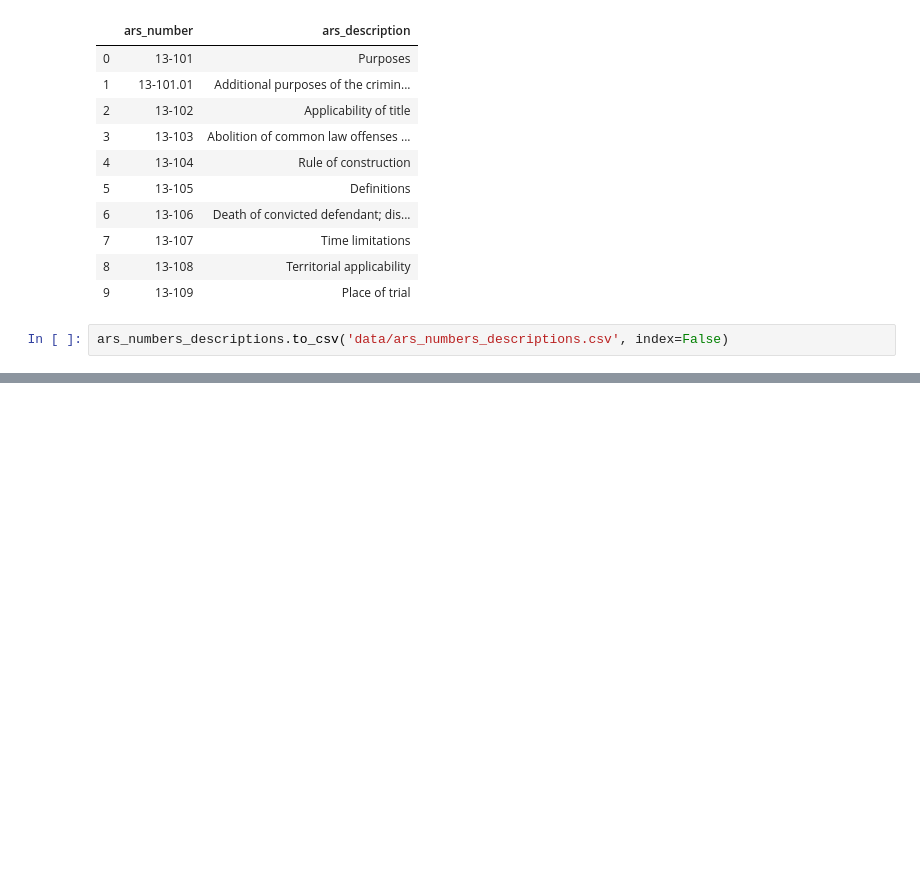
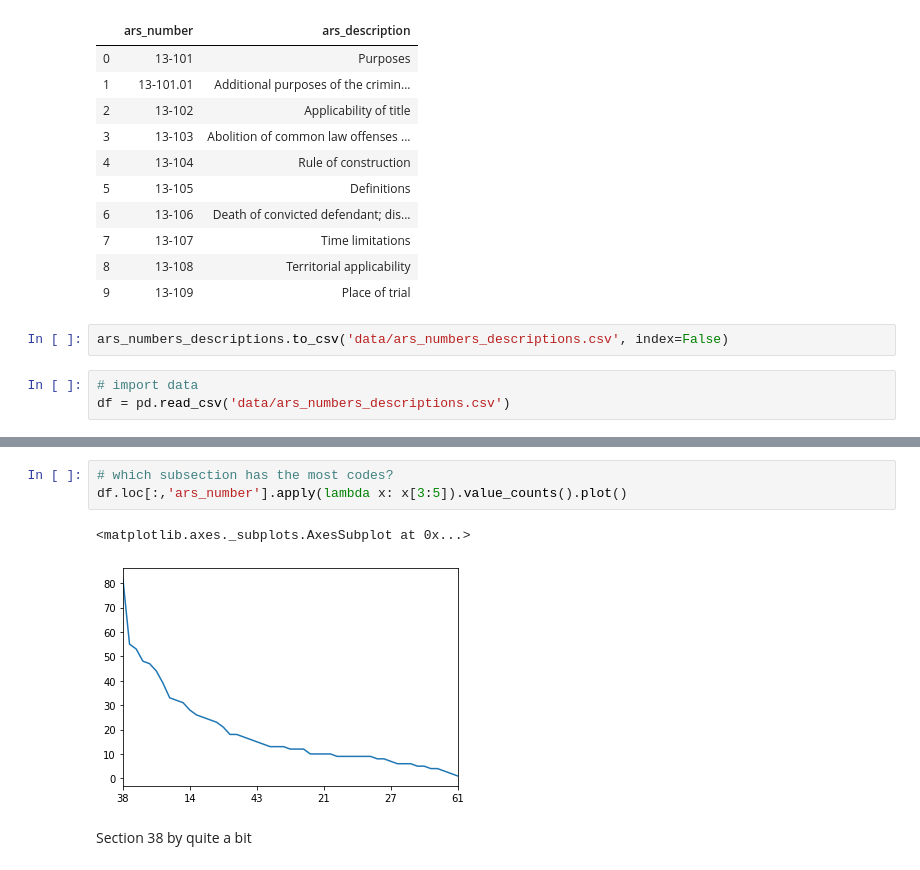
Before and after one commit to mrkjhsn/AZ-Traffic-Stop-Analysis, a Jupyter notebook: webscraping_ars_numbers_descriptions.ipynb, the cells around one changed output, grey strips where cells are left out. Drawn from its saved outputs; the diff is of its cells as text; blank space fills up the shorter version.

```diff
--- a/webscraping_ars_numbers_descriptions.ipynb
+++ b/webscraping_ars_numbers_descriptions.ipynb
@@ -45,3 +45,6 @@ ars_numbers_descriptions.head(10)
 | 9 | 13-109 | Place of trial |
 # %%
 ars_numbers_descriptions.to_csv('data/ars_numbers_descriptions.csv', index=False)
+# %%
+# import data
+df = pd.read_csv('data/ars_numbers_descriptions.csv')
@@ -47,0 +87,8 @@ ars_numbers_descriptions.to_csv('data/ars_numbers_descriptions.csv', index=False
+# %%
+# which subsection has the most codes?
+df.loc[:,'ars_number'].apply(lambda x: x[3:5]).value_counts().plot()
+# %% [output]
+<matplotlib.axes._subplots.AxesSubplot at 0x...>
+[figure, added]
+# %% [markdown]
+Section 38 by quite a bit
```
Also changed, not shown: parts of 6 cells of this notebook.
